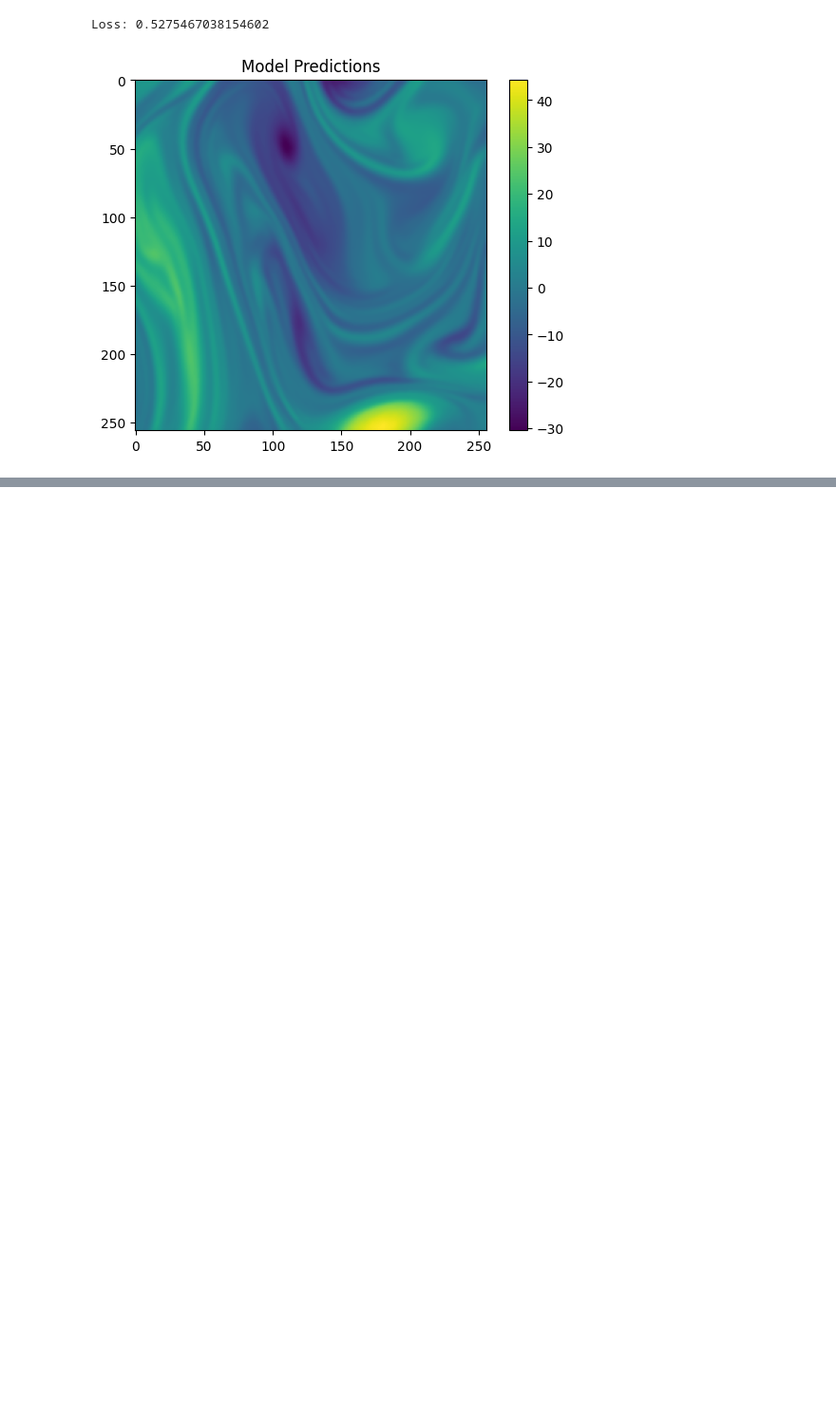
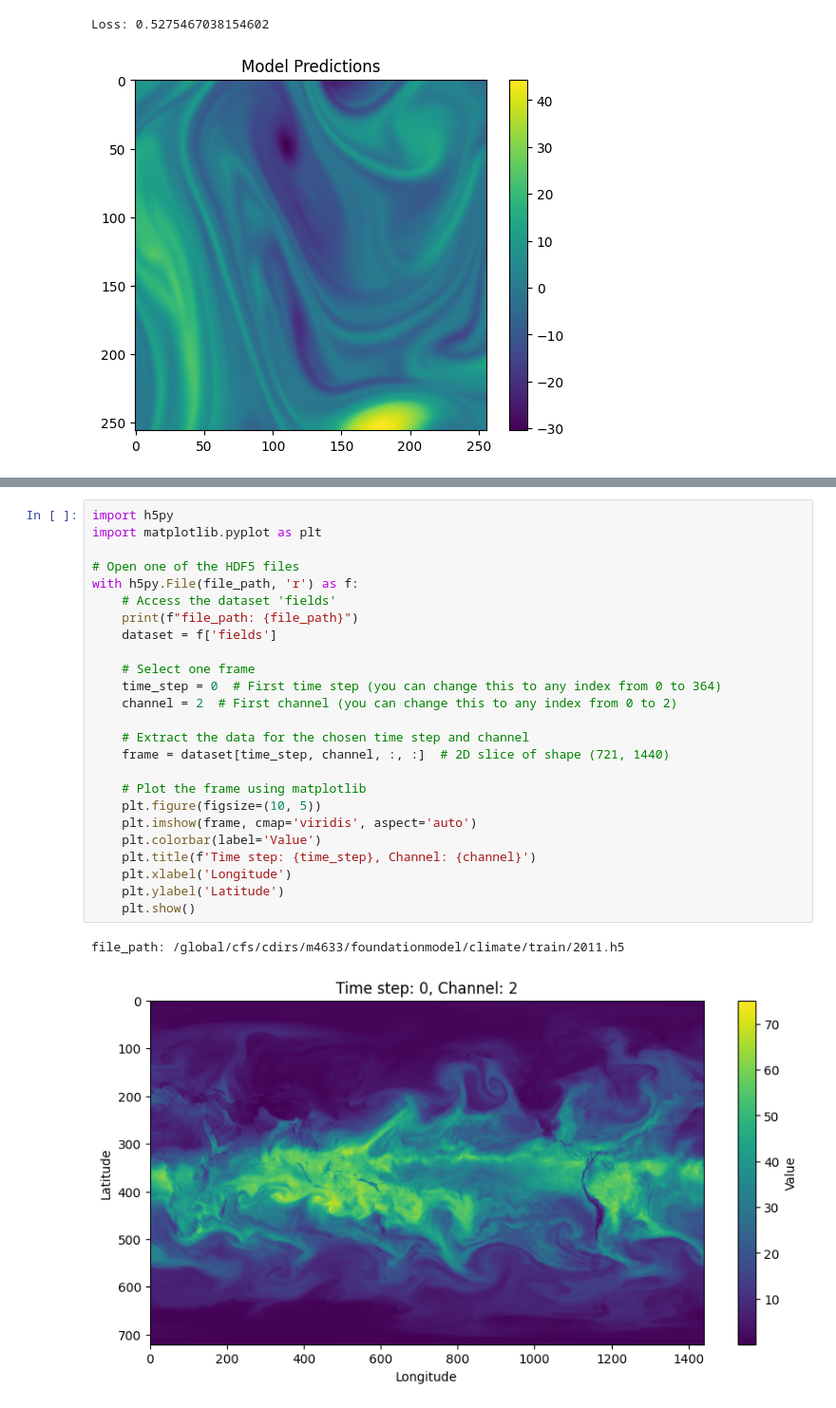
Before and after one commit to erichson/SuperDiffusion, a Jupyter notebook: sampleRead.ipynb, the cells around one changed output, grey strips where cells are left out. Shown at 95% size. Saved outputs shown, nothing was run; the diff lists cells and outputs as text; blank space fills up the shorter version.

Commit message:
weather data training

```diff
--- a/sampleRead.ipynb
+++ b/sampleRead.ipynb
@@ -113,0 +145,28 @@ Loss: 0.5275467038154602
+# %%
+import h5py
+import matplotlib.pyplot as plt
+
+# Open one of the HDF5 files
+with h5py.File(file_path, 'r') as f:
+    # Access the dataset 'fields'
+    print(f"file_path: {file_path}")
+    dataset = f['fields']
+
+    # Select one frame
+    time_step = 0  # First time step (you can change this to any index from 0 to 364)
+    channel = 2  # First channel (you can change this to any index from 0 to 2)
+
+    # Extract the data for the chosen time step and channel
+    frame = dataset[time_step, channel, :, :]  # 2D slice of shape (721, 1440)
+
+    # Plot the frame using matplotlib
+    plt.figure(figsize=(10, 5))
+    plt.imshow(frame, cmap='viridis', aspect='auto')
+    plt.colorbar(label='Value')
+    plt.title(f'Time step: {time_step}, Channel: {channel}')
+    plt.xlabel('Longitude')
+    plt.ylabel('Latitude')
+    plt.show()
+# %% [output]
+file_path: /global/cfs/cdirs/m4633/foundationmodel/climate/train/2011.h5
+[figure, added]
```
Also changed, not shown: parts of 2 cells of this notebook, 8 other files.
